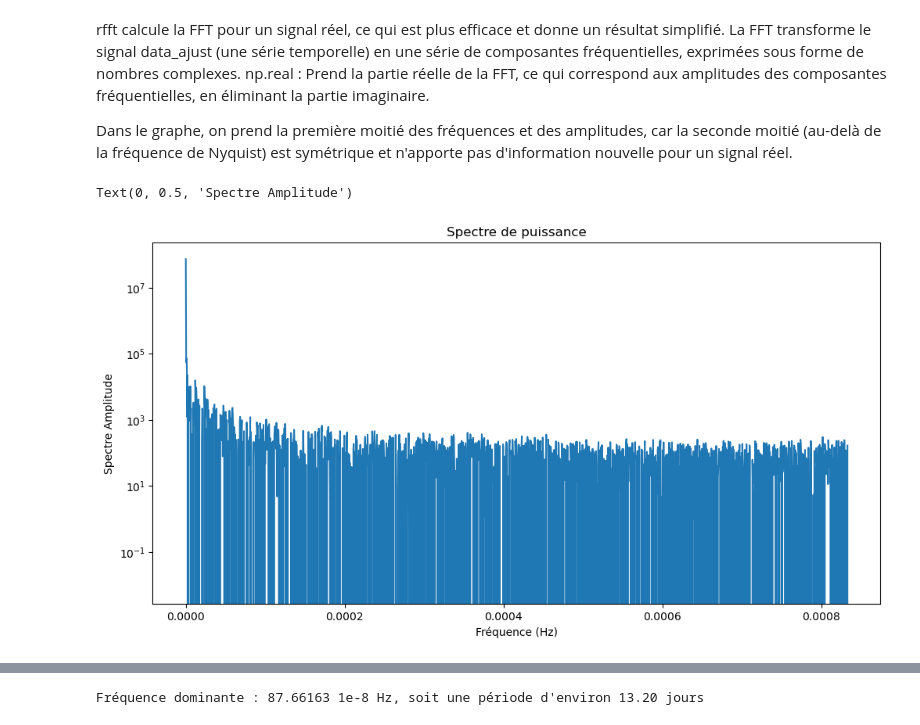
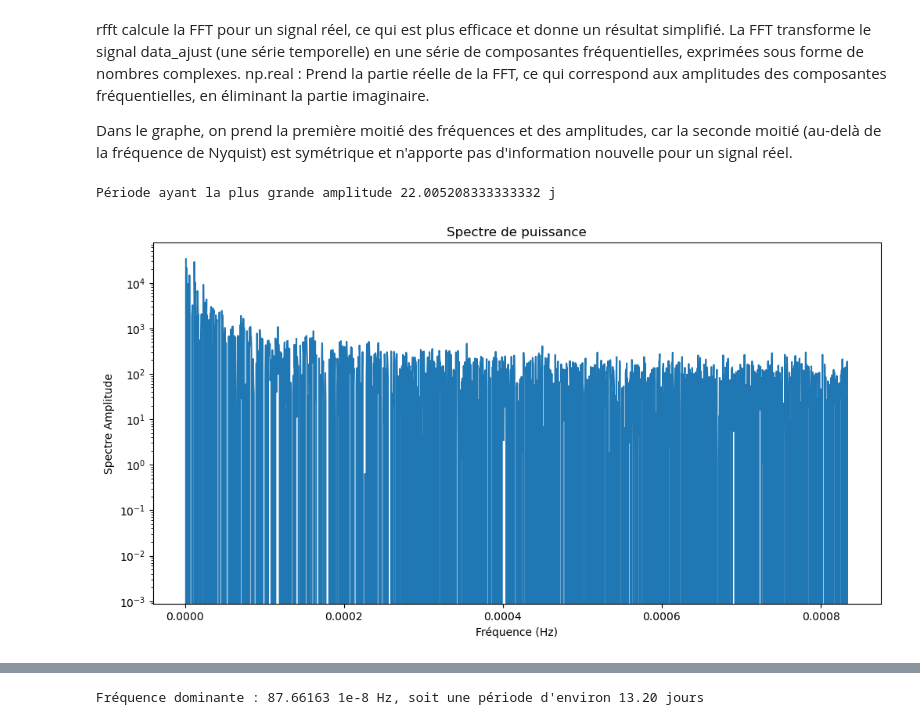
Before and after one commit to PiDchsn/Projet-RI, a Jupyter notebook: Analyse_2.ipynb, the cells around one changed output, grey strips where cells are left out. Saved outputs shown, nothing was run; the diff lists cells and outputs as text; code cells hidden in the pictures.

```diff
--- a/Analyse_2.ipynb
+++ b/Analyse_2.ipynb
@@ -25,0 +21,5 @@ time_serie = time_serie.dropna()
+# %%
+data = data_real.iloc[:, [0, 1, 6]].to_numpy()
+df_crop = pd.DataFrame(data)
+df_crop = df_crop.drop_duplicates(subset=1, keep='first')
+df_crop = df_crop.to_numpy()
@@ -118,13 +108,14 @@ def detect_pic(data, seuil=100):
 
     return pic_indices, offset_indices
 # %%
-pic, offset = detect_pic(data_crop)
+data_ajust = df_crop[10888:18493,2]
+pic, offset = detect_pic(data_ajust)
 
 print("Nombre de pics détectés :", len(pic))
 print("Nombre d'offset détectés :", len(offset))
 print("Indices des pics :", pic)
 print("Indices des offset :", offset)
-print("Valeurs des pics :", data_crop[pic])
+print("Valeurs des pics :", data_ajust[pic])
 # %% [output]
 Nombre de pics détectés : 0
 Nombre d'offset détectés : 0
@@ -151,7 +125,9 @@ plt.show()
-# %%
-data_ajust = data_crop
 # %% [markdown]
 # Décomposition spéctrale
+# %%
+# Fonction pour passer d'une échelle de Hz à jours
+def freq_to_day (freq) :
+    return (1/freq)/(60*24*24)
 # %% [markdown]
 ## Transformée de Fourier
 # %% [markdown]
@@ -160,17 +136,20 @@ np.real : Prend la partie réelle de la FFT, ce qui correspond aux amplitudes de
 
 Dans le graphe, on prend la première moitié des fréquences et des amplitudes, car la seconde moitié (au-delà de la fréquence de Nyquist) est symétrique et n'apporte pas d'information nouvelle pour un signal réel.
 # %%
-amplitudes = np.real(np.fft.rfft(data_ajust))
-
-frequencies = np.fft.rfftfreq(len(data_ajust),5*60) # 900 = 5*60 : un point tout les 5 min
-
+# Les deux premières fréquences/amplitudes sont anormales
+# 1 mesure toutes les 5 min
+signal_fft = np.fft.rfft(data_ajust)
+amplitudes = np.real(signal_fft)[3:]
+frequencies = np.fft.rfftfreq(len(data_ajust),5*60)[3:]
 
 plt.figure(figsize=(12, 6))
+plt.semilogy(frequencies[:len(frequencies)//2], amplitudes[:len(amplitudes)//2], label='Spectre original')
 
-plt.semilogy(frequencies[:len(frequencies)//2], amplitudes[:len(amplitudes)//2])
+# Affichage du spectre
 plt.title('Spectre de puissance')
 plt.xlabel('Fréquence (Hz)')
 plt.ylabel('Spectre Amplitude')
+print("Période ayant la plus grande amplitude", freq_to_day(frequencies[np.argmax(amplitudes)]),"j" )
 # %% [output]
-Text(0, 0.5, 'Spectre Amplitude')
+Période ayant la plus grande amplitude 22.005208333333332 j
-[figure, old version]
+[figure, new version]
```
Also changed, not shown: parts of 16 cells of this notebook.
